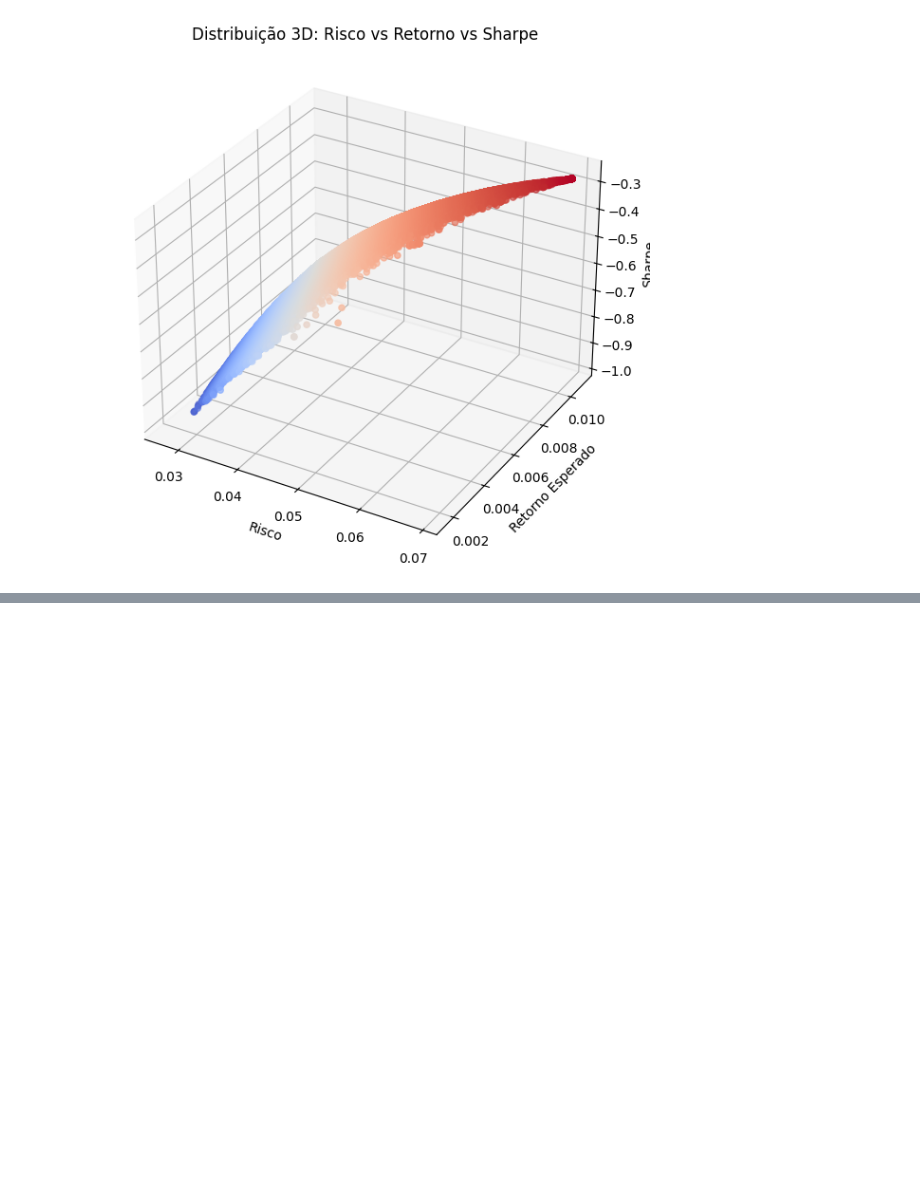
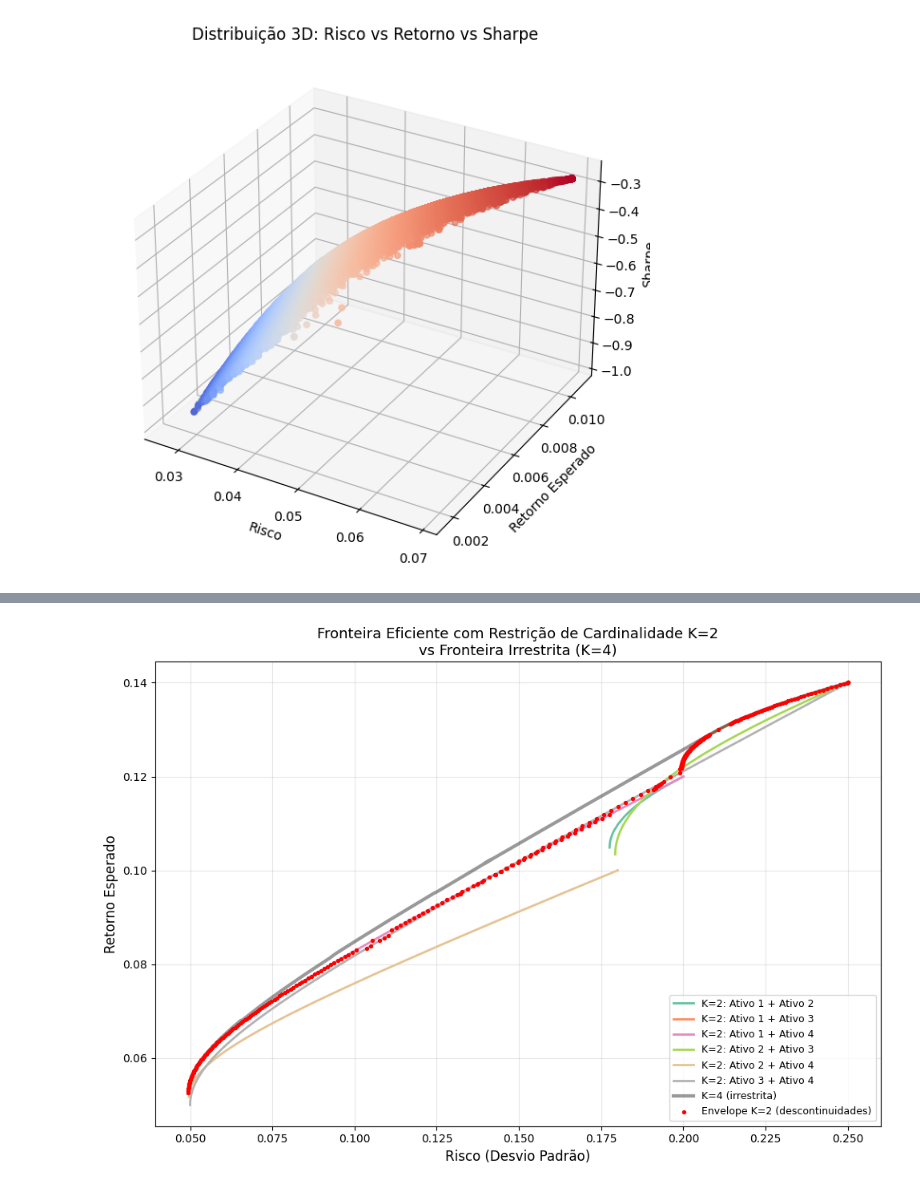
Before and after one commit to J0NGS/customhys, a Jupyter notebook: portfolio_optimization_OR_LIBRARY.ipynb, the cells around one changed output, grey strips where cells are left out. Drawn from its saved outputs; the diff is of its cells as text; code cells hidden in the pictures; blank space fills up the shorter version.

```diff
--- a/portfolio_optimization_OR_LIBRARY.ipynb
+++ b/portfolio_optimization_OR_LIBRARY.ipynb
@@ -764,0 +853,48 @@ plt.show()
+# %%
+# --- Gráfico 1: Fronteiras de cada par de ativos (K=2) vs fronteira irrestrita (K=N) ---
+
+frontiers_k2 = compute_all_subset_frontiers(instance_4, k=2)
+frontiers_kn = compute_all_subset_frontiers(instance_4, k=instance_4["n_assets"])
+
+fig, ax = plt.subplots(figsize=(10, 7))
+
+# Plota cada par de ativos com cor distinta
+colors = plt.cm.Set2(np.linspace(0, 1, len(frontiers_k2)))
+for (label, (risks, rets)), color in zip(frontiers_k2.items(), colors):
+    ax.plot(risks, rets, '-', linewidth=2, color=color, label=f'K=2: {label}')
+
+# Plota a fronteira irrestrita (K=N) como referência
+for label, (risks, rets) in frontiers_kn.items():
+    ax.plot(risks, rets, 'k-', linewidth=3, alpha=0.4, label=f'K={instance_4["n_assets"]} (irrestrita)')
+
+# Constrói o envelope (fronteira eficiente com cardinalidade K=2)
+# Agrupa todos os pontos de K=2 e encontra a fronteira de Pareto
+all_risks_k2 = np.concatenate([r for r, _ in frontiers_k2.values()])
+all_rets_k2 = np.concatenate([r for _, r in frontiers_k2.values()])
+
+# Ordena por retorno e filtra pontos dominados (Pareto front)
+sorted_idx = np.argsort(all_rets_k2)
+pareto_risks, pareto_rets = [], []
+min_risk = np.inf
+for i in sorted_idx[::-1]:  # Do maior retorno para o menor
+    if all_risks_k2[i] < min_risk:
+        pareto_risks.append(all_risks_k2[i])
+        pareto_rets.append(all_rets_k2[i])
+        min_risk = all_risks_k2[i]
+
+pareto_risks = np.array(pareto_risks[::-1])
+pareto_rets = np.array(pareto_rets[::-1])
+
+# Plota o envelope como pontos para evidenciar descontinuidades
+ax.scatter(pareto_risks, pareto_rets, s=8, color='red', zorder=10, label='Envelope K=2 (descontinuidades)')
+
+ax.set_xlabel("Risco (Desvio Padrão)", fontsize=12)
+ax.set_ylabel("Retorno Esperado", fontsize=12)
+ax.set_title("Fronteira Eficiente com Restrição de Cardinalidade K=2\n"
+             f"vs Fronteira Irrestrita (K={instance_4['n_assets']})", fontsize=13)
+ax.legend(fontsize=9, loc='lower right')
+ax.grid(True, alpha=0.3)
+plt.tight_layout()
+plt.show()
+# %% [output]
+[figure, added]
```
Also changed, not shown: parts of 7 cells of this notebook, 48 other files.
